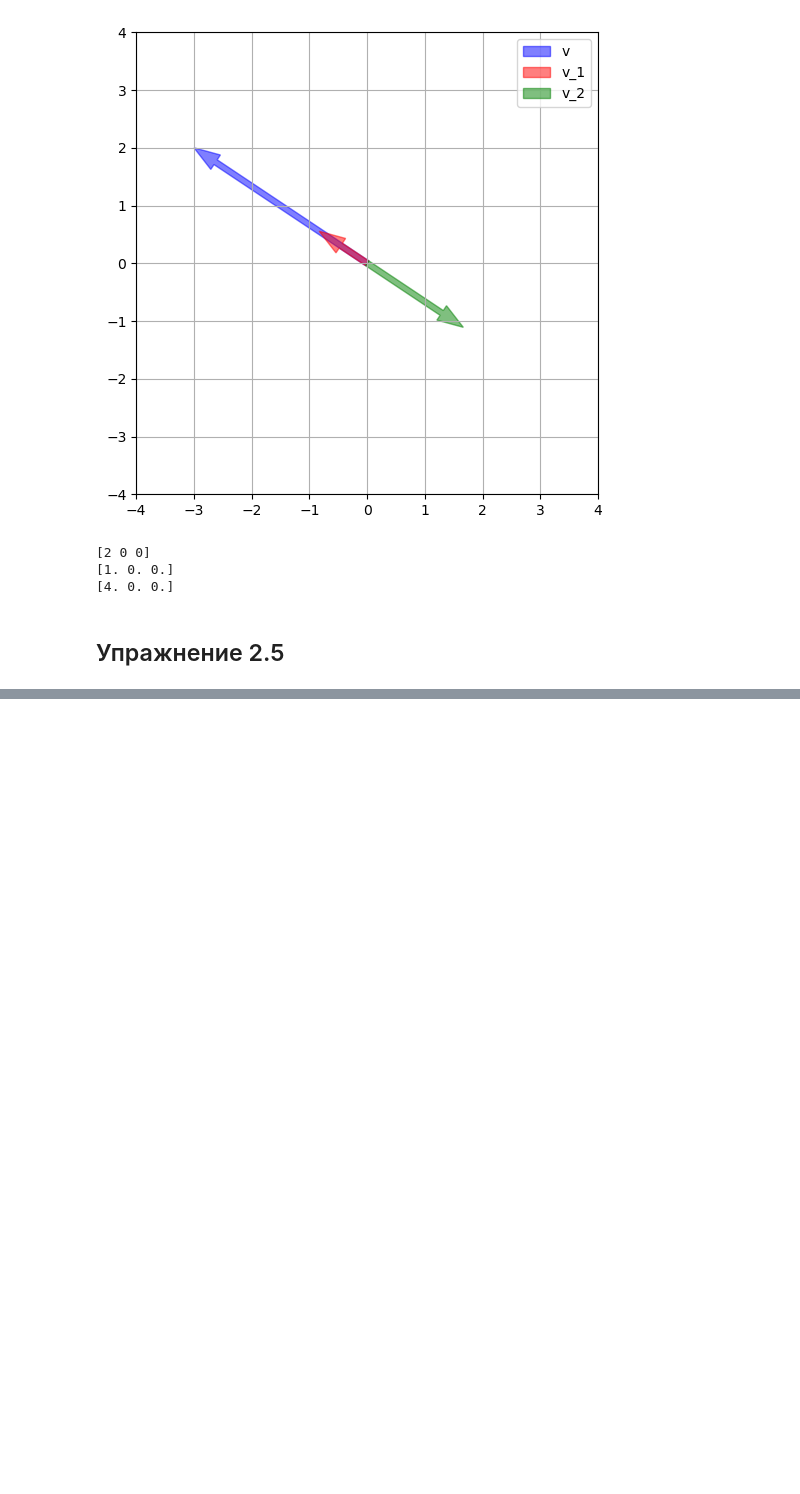
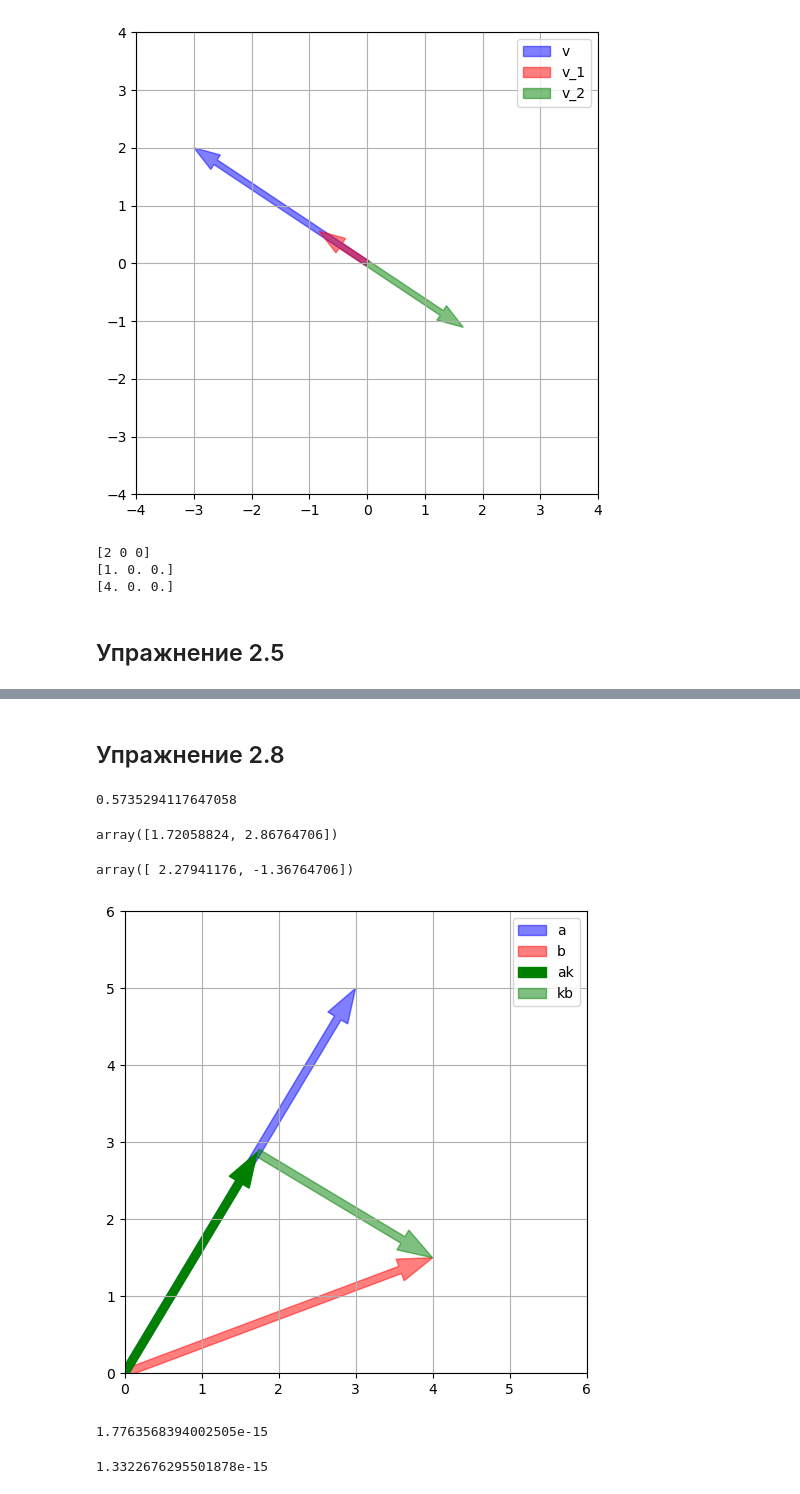
Before and after one commit to BalshowAndrew/linalg_first_meet, a Jupyter notebook: linalg/02_01_ex.ipynb, the cells around one changed output, grey strips where cells are left out. Drawn from its saved outputs; the diff is of its cells as text; code cells hidden in the pictures; blank space fills up the shorter version.

```diff
--- a/linalg/02_01_ex.ipynb
+++ b/linalg/02_01_ex.ipynb
@@ -136,0 +197,44 @@ print(v_2)
+# %% [markdown]
+## Упражнение 2.8
+# %%
+a = np.array([3, 5])
+b = np.array([4, 1.5])
+# %%
+k = (a @ b)/(a @ a)
+k
+# %% [output]
+0.5735294117647058
+# %%
+ak = k * a
+ak
+# %% [output]
+array([1.72058824, 2.86764706])
+# %%
+kb = b - ak
+kb
+# %% [output]
+array([ 2.27941176, -1.36764706])
+# %%
+fig = plt.figure(figsize=(6, 6))
+ax = fig.add_subplot()
+
+a1 = plt.arrow(0, 0, a[0], a[1], color='blue', width=.1, length_includes_head=True, alpha=.5)
+a2 = plt.arrow(0, 0, b[0], b[1], color='red', width=.1, length_includes_head=True, alpha=.5)
+a3 = plt.arrow(0, 0, ak[0], ak[1], color='green', width=.1, length_includes_head=True)
+a4 = plt.arrow(ak[0], ak[1], kb[0], kb[1], color='green', width=.1, length_includes_head=True, alpha=.5)
+
+
+plt.axis('square')
+plt.axis([0, 6, 0, 6])
+plt.legend((a1, a2, a3, a4), ['a', 'b', 'ak', 'kb'])
+plt.grid()
+# %% [output]
+[figure, added]
+# %%
+a @ kb
+# %% [output]
+1.7763568394002505e-15
+# %%
+ak @ kb
+# %% [output]
+1.3322676295501878e-15
```
Also changed, not shown: parts of 11 cells of this notebook.
